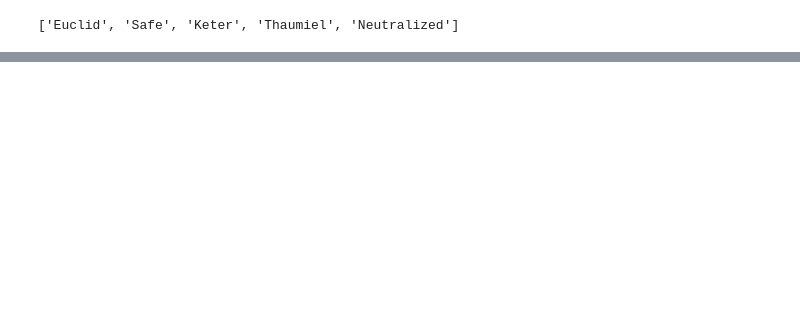
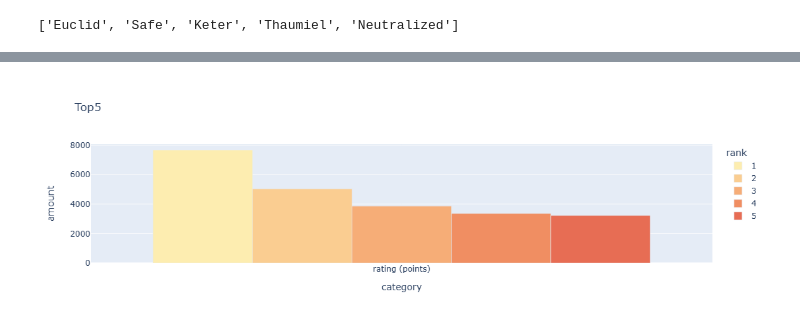
Before and after one commit to AGasconAfriat/scp_data-analysis, a Jupyter notebook: visualizations.ipynb, the cells around one changed output, grey strips where cells are left out. Drawn from its saved outputs; the diff is of its cells as text; code cells hidden in the pictures; blank space fills up the shorter version.

Commit message:
Added top 5 chart

```diff
--- a/visualizations.ipynb
+++ b/visualizations.ipynb
@@ -256,0 +278,2 @@ figure.show()
+# %%
+top5_df = pd.DataFrame(columns=['category', 'title', 'amount', 'rank'])
@@ -256,0 +284,10 @@ figure.show()
+# %%
+def get_code_plus_title(code, title):
+    return str(code) + ": " + str(title)
+
+top_rated_df = df.sort_values(by="rating", ascending=False).head()[["code", "title", "rating"]]
+top_rated_df["title"] = top_rated_df.apply(lambda row: get_code_plus_title(row["code"], row["title"]), axis=1)
+top_rated_df["rank"] = range(1, len(top_rated_df) + 1)
+top_rated_df.pop("code")
+top_rated_df.rename(columns={"rating": "amount"}, inplace=True)
+top_rated_df["category"] = "rating (points)"
@@ -256,0 +303,2 @@ figure.show()
+# %%
+top5_df = pd.concat([top5_df, top_rated_df], ignore_index=True)
@@ -256,0 +316,6 @@ figure.show()
+# %%
+fig = px.bar(top5_df, x="category", y="amount", color="rank", color_discrete_sequence=px.colors.sequential.matter, barmode="group",
+                  title="Top5", hover_name="title")
+fig.show()
+# %% [output]
+[figure, added]
```
Also changed, not shown: parts of 12 cells of this notebook.
